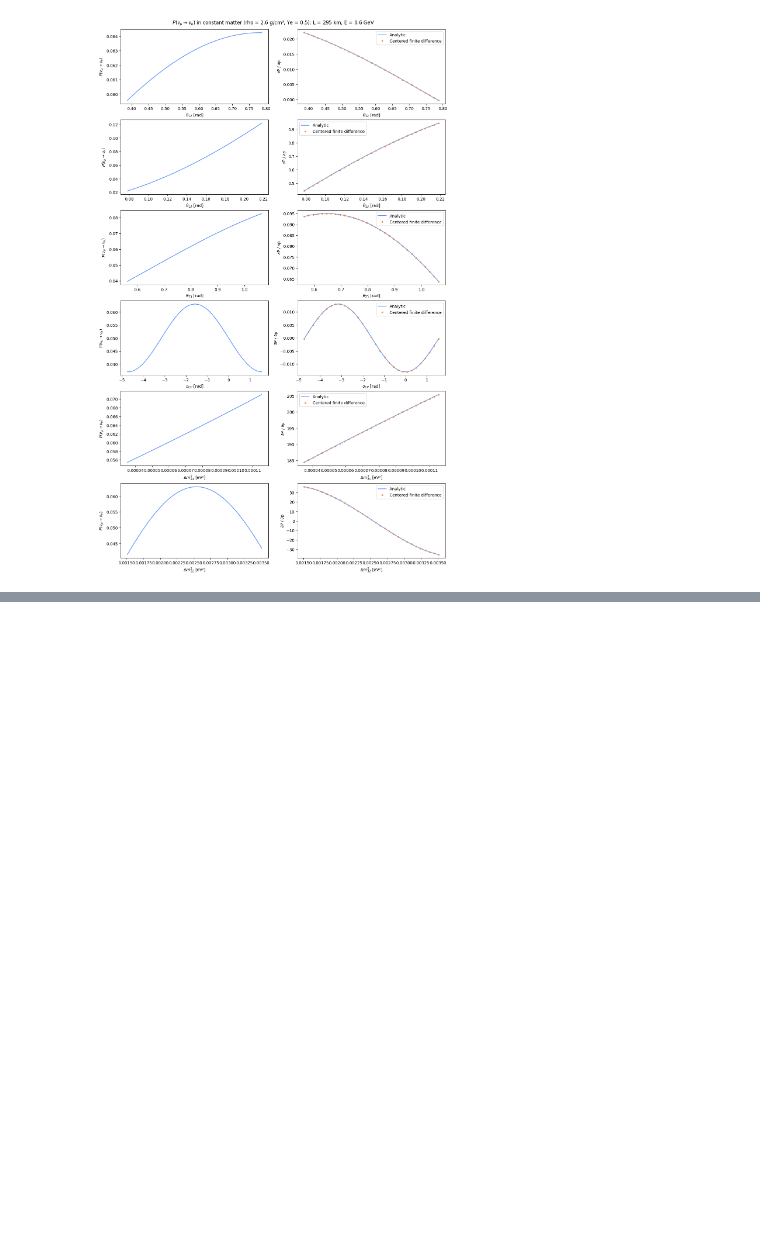
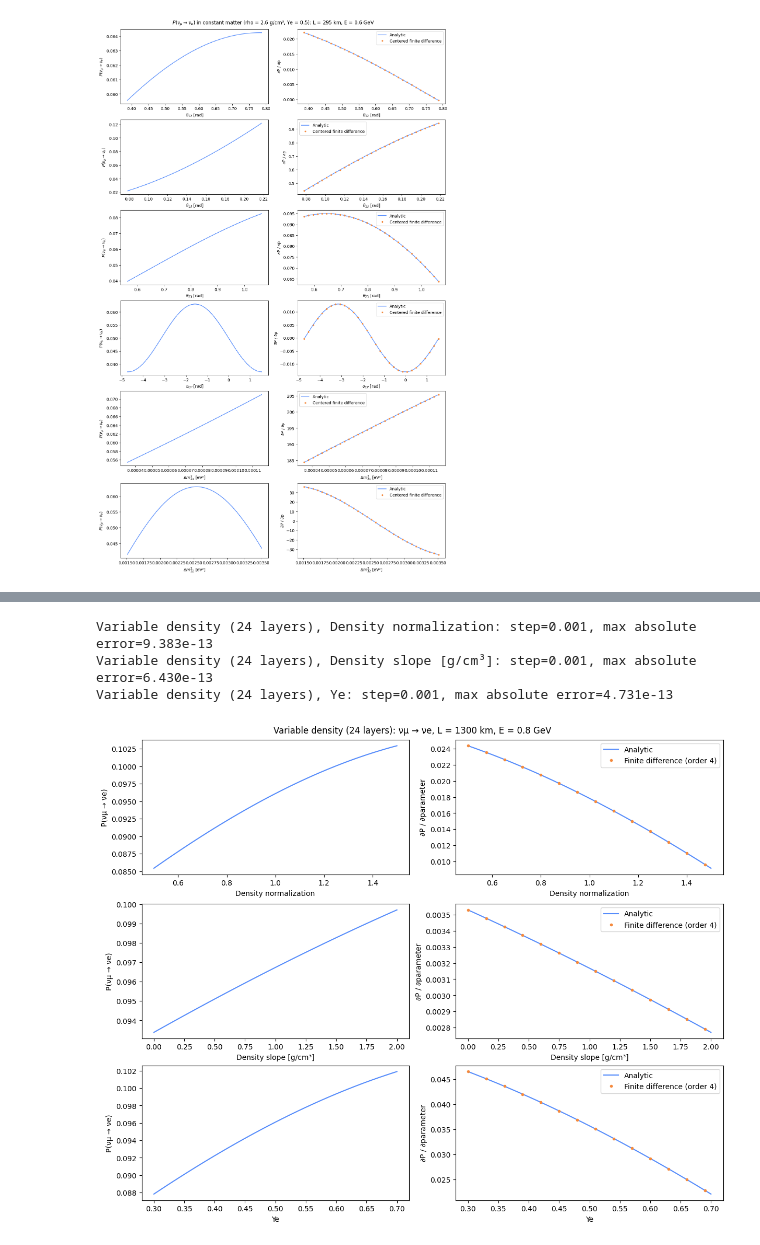
Before and after one commit to nadrino/nu-waves, a Jupyter notebook: notebooks/06_gradient.ipynb, the cells around one changed output, grey strips where cells are left out. Saved outputs shown, nothing was run; the diff lists cells and outputs as text; code cells hidden in the pictures; blank space fills up the shorter version.

```diff
--- a/notebooks/06_gradient.ipynb
+++ b/notebooks/06_gradient.ipynb
@@ -101,0 +199,23 @@ MassSquaredDifference(i=3, j=2): epsilon=1e-09, max absolute error=1.362e-07
+# %%
+def makeContinuous(scale=1., slope=.8, ye=.5, nLayers=24):
+    profile = ParameterizedMatterProfile(
+        edges=np.linspace(0., 1., nLayers + 1),
+        parameters=dict(scale=scale, slope=slope, ye=ye),
+        density=lambda x, p: p['scale'] * (2.6 + p['slope'] * x),
+        electronFraction=lambda x, p: p['ye'],
+        densityGradient=lambda x, p: {'scale': 2.6 + p['slope'] * x, 'slope': p['scale'] * x},
+        electronFractionGradient=lambda x, p: {'ye': 1.},
+    )
+    return makeMatter(profile=profile)
+
+
+validateScans([
+    ('Density normalization', np.linspace(.5, 1.5, 41), 1e-3, ProfileParameter('scale'), lambda value: makeContinuous(scale=value)),
+    ('Density slope [g/cm³]', np.linspace(0., 2., 41), 1e-3, ProfileParameter('slope'), lambda value: makeContinuous(slope=value)),
+    ('Ye', np.linspace(.3, .7, 41), 1e-3, ProfileParameter('ye'), lambda value: makeContinuous(ye=value)),
+], 'Variable density (24 layers)')
+# %% [output]
+Variable density (24 layers), Density normalization: step=0.001, max absolute error=9.383e-13
+Variable density (24 layers), Density slope [g/cm³]: step=0.001, max absolute error=6.430e-13
+Variable density (24 layers), Ye: step=0.001, max absolute error=4.731e-13
+[figure, added]
```
Also changed, not shown: parts of 8 cells of this notebook.
